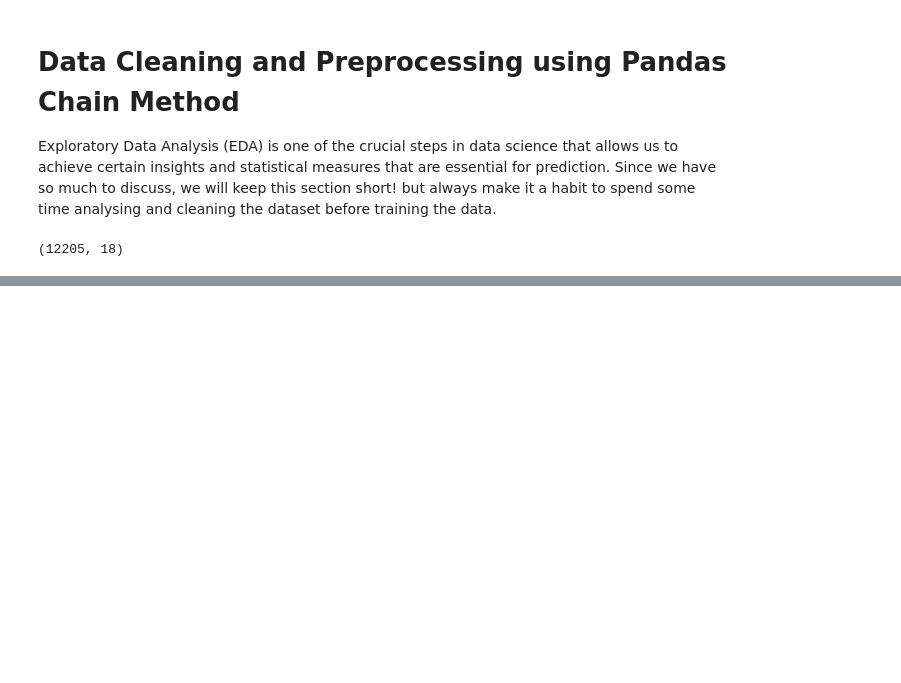
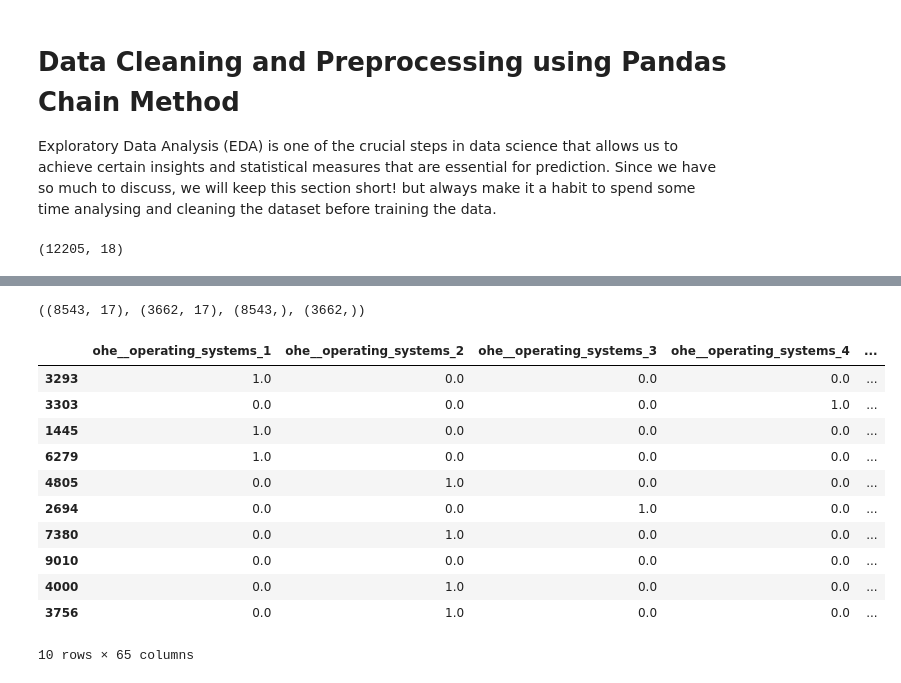
Before and after one commit to donadviser/ml-classification-projects, a Jupyter notebook: predicting-responses-to-marketing-campaigns/predictive_analytics_responses_to_maketing_campaigns.ipynb, the cells around one changed output, grey strips where cells are left out. Saved outputs shown, nothing was run; the diff lists cells and outputs as text; code cells hidden in the pictures; blank space fills up the shorter version.

```diff
--- a/predicting-responses-to-marketing-campaigns/predictive_analytics_responses_to_maketing_campaigns.ipynb
+++ b/predicting-responses-to-marketing-campaigns/predictive_analytics_responses_to_maketing_campaigns.ipynb
@@ -186,0 +199,14 @@ memory usage: 1.5+ MB
+# %%
+# dataset with features (X) and target variable (y)
+X = df.drop("revenue", axis=1)
+y = df["revenue"]
+
+# Define the split ratio
+test_size = 0.3  # 30% for testing
+
+X_train, X_test, y_train, y_test = train_test_split(X, y, test_size=test_size, stratify=y)
+X_train.shape, X_test.shape, y_train.shape, y_test.shape
+# %% [output]
+((8543, 17), (3662, 17), (8543,), (3662,))
+# %%
+categorical_features = ["operating_systems", "browser", "region", "traffic_type", "visitor_type", "weekend", "month"]
@@ -186,0 +215,22 @@ memory usage: 1.5+ MB
+# %%
+transformer = ColumnTransformer(transformers=[
+   ("ohe", OneHotEncoder(sparse=False, handle_unknown='ignore'), categorical_features)])
+# %%
+transformed_X_train = pd.DataFrame(transformer.fit_transform(X_train),
+                                   columns=transformer.get_feature_names_out(),
+                                   index=X_train.index)
+
+transformed_X_train.head(10)
+# %% [output]
+|  | ohe__operating_systems_1 | ohe__operating_systems_2 | ohe__operating_systems_3 | ohe__operating_systems_4 | ... |
+| 3293 | 1.0 | 0.0 | 0.0 | 0.0 | ... |
+| 3303 | 0.0 | 0.0 | 0.0 | 1.0 | ... |
+| 1445 | 1.0 | 0.0 | 0.0 | 0.0 | ... |
+| 6279 | 1.0 | 0.0 | 0.0 | 0.0 | ... |
+| 4805 | 0.0 | 1.0 | 0.0 | 0.0 | ... |
+| 2694 | 0.0 | 0.0 | 1.0 | 0.0 | ... |
+| 7380 | 0.0 | 1.0 | 0.0 | 0.0 | ... |
+| 9010 | 0.0 | 0.0 | 0.0 | 0.0 | ... |
+| 4000 | 0.0 | 1.0 | 0.0 | 0.0 | ... |
+| 3756 | 0.0 | 1.0 | 0.0 | 0.0 | ... |
+10 rows × 65 columns
```
Also changed, not shown: parts of 25 cells of this notebook.
